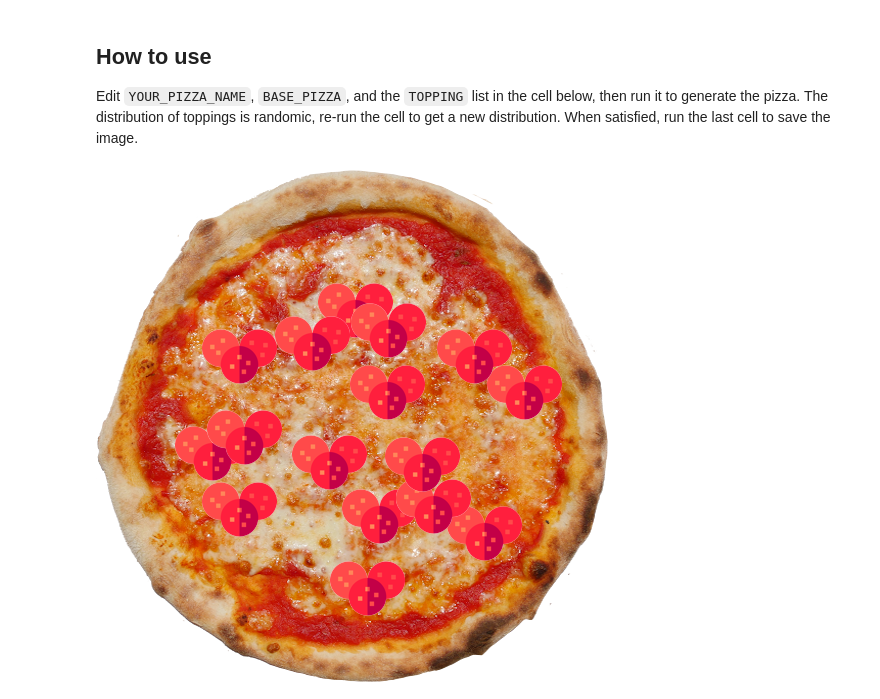
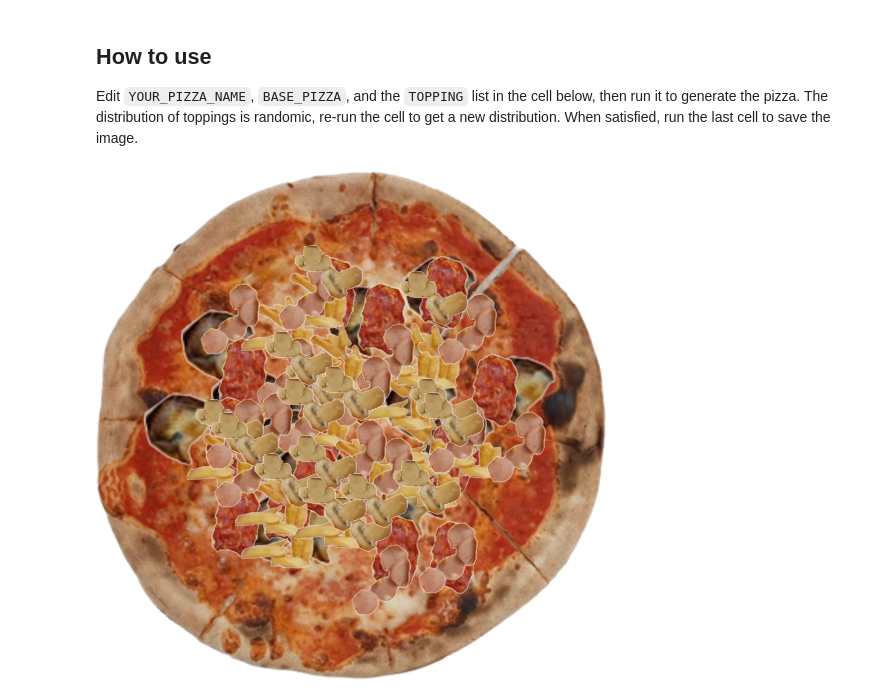
Before and after one commit to Luca-Pozzi/pizza_chart, a Jupyter notebook: pizza_maker.ipynb, the cells around one changed output. Cells and saved outputs as stored; diff of their text form; code cells hidden in the pictures.

Commit message:
add support for default vs custom pizza images

```diff
--- a/pizza_maker.ipynb
+++ b/pizza_maker.ipynb
@@ -14,9 +14,13 @@ import random
 from PIL import Image
 
 # Create your pizza here!
-YOUR_PIZZA_NAME = "salame piccante"
+YOUR_PIZZA_NAME = "altro"
 BASE_PIZZA = "margherita"               # must be in `assets/pizzas`
-TOPPINGS = ["pepperoni"]    # must be in `assets/toppings`
+TOPPINGS = ["eggplants", "pepperoni", "french_fries", "wurstel", "mushrooms", ]    # must be in `assets/toppings`
+SOURCE = 'default' # must be `default` or `custom`
+if not SOURCE == 'custom':
+        # Default images are prepended with '_'.
+        prefix = '_'
 #random.seed(1) # for reproducibility, change this to change your pizza
                 # comment to have a new pizza at each run
 
@@ -31,7 +35,7 @@ for f in os.listdir(os.path.join(assets_dir, "toppings")):
 # Import the 'base' pizza image
 bg_img = Image.open(os.path.join(assets_dir,
                                  "pizzas",
-                                 "{}.png".format(BASE_PIZZA))
+                                 "{}{}.png".format(prefix, BASE_PIZZA))
                               )
 bg_img = bg_img.resize((512, 512))  # size of the original "margherita.png"
 bg_w, bg_h = bg_img.size
@@ -51,36 +55,36 @@ for topping in TOPPINGS:
         continue
     top_img = Image.open(os.path.join(assets_dir,
                                       "toppings",
-                                      "{}.png".format(topping)))
+                                      "{}{}.png".format(prefix, topping)))
     top_img = top_img.resize((d, d))
     for i in range(-4, 4):
         ang = math.pi * i / 4
         # Each offset coordinate is made of three terms:
         #   - nominal position (add toppings regularly, in concentric circles)
         #   - random factor ("scatters" topping from nominal position)
         #   - icon size / 2 (move nominal position to topping center rather than corner)
         offset = (bg_w //2 + int(math.sin(ang) * R) +
                   int((random.random()-0.5)*max_scattering) -
                   d // 2,
                   bg_h // 2 + int(math.cos(ang) * R) +
                   int((random.random()-0.5)*max_scattering) -
                   d // 2,
                   )
         bg_img.paste(top_img, offset, top_img)
         offset = (bg_w // 2 + int(math.sin(ang) * r) +
                   int((random.random()-0.5)*max_scattering) -
                   d // 2,
                   bg_h // 2 + int(math.cos(ang) * r) +
                   int((random.random()-0.5)*max_scattering) -
                   d // 2,
                   )
         bg_img.paste(top_img, offset, top_img)
 # Display the result
 bg_img
 # If you are satisfied, move to the next cell to save your pizza.
 # Save-by-default is avoided to prevent overwriting.
 # %% [output]
-[figure, old version]
+[figure, new version]
 # %%
 # Save your pizza
 bg_img.save(os.path.join(assets_dir,
```
Also changed, not shown: parts of 1 cell of this notebook, 3 other files.
